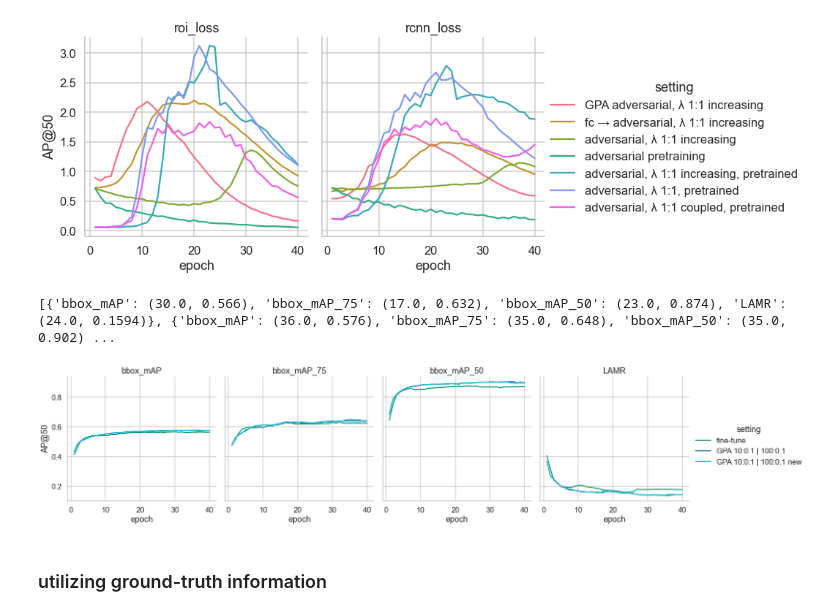
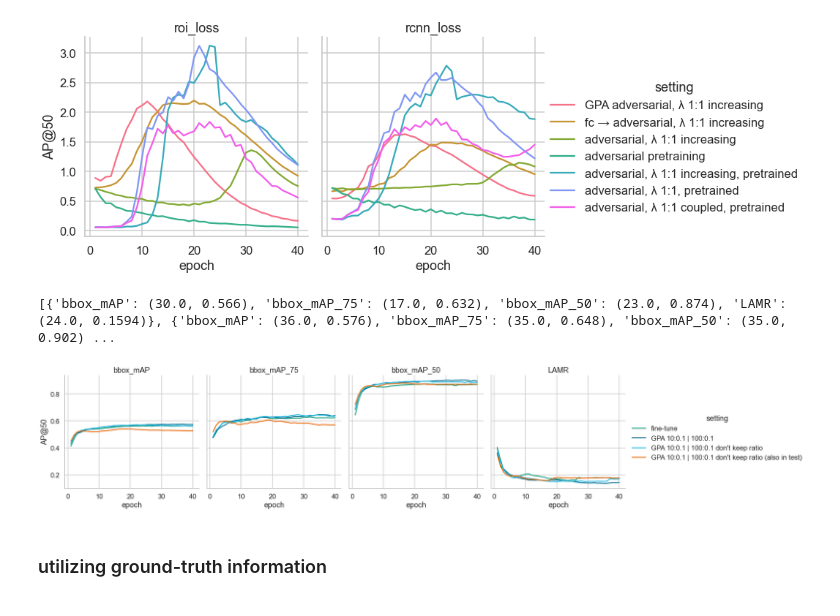
Before and after one commit to ThaddaeusWiedemer/FisheyeSPA, a Jupyter notebook: results/gpa.ipynb, the cells around one changed output. Drawn from its saved outputs; the diff is of its cells as text; code cells hidden in the pictures.

Commit message:
tested effect on resize ratio

```diff
--- a/results/gpa.ipynb
+++ b/results/gpa.ipynb
@@ -792,34 +792,36 @@ print(maxs)
 # %%
 from log_analysis import *
 
 sb.set_context('talk')
 sb.set_style('whitegrid')
 sb.set_palette(kit())
 logs = [
     ['GPA/tuning/coco_piropo_20a_TwoStageDetectorAdaptive_0_0_0_0_fclayer_gTrue_seed_norot.log', 'fine-tune'],
     [
         'GPA/tuning/coco_piropo_20a_TwoStageDetectorAdaptive_10_01_100_01_fclayer_gTrue_seed_norot.log',
         'GPA 10:0.1 | 100:0.1'
     ],
-    ['GPA/tuning/coco_piropo_20a_TwoStageDetectorDA_seed_GPAtest.log', 'GPA 10:0.1 | 100:0.1 new'],
+    # ['GPA/tuning/coco_piropo_20a_TwoStageDetectorDA_seed_GPAtest.log', 'GPA 10:0.1 | 100:0.1 new'],
+    ['GPA/tuning/coco_piropo_20a_TwoStageDetectorDA_seed_GPAratio.log', "GPA 10:0.1 | 100:0.1 don't keep ratio"],
+    ['GPA/tuning/coco_piropo_20a_TwoStageDetectorDA_seed_GPAratiotest.log', "GPA 10:0.1 | 100:0.1 don't keep ratio (also in test)"],
 ]
 
 df, maxs = df_from_log(['setting'], ['bbox_mAP', 'bbox_mAP_75', 'bbox_mAP_50', 'LAMR'], logs, get_max=True)
 
 g = sb.relplot(data=df[df['occurrence'] <= 40],
                x='occurrence',
                y='value',
                kind='line',
                hue='setting',
                col='metric',
                height=5,
                aspect=1.)
 g.set_axis_labels('epoch', 'AP@50')
 g.set_titles(col_template='{col_name}', row_template='')
 print(maxs)
 # g.savefig(f'images/tuning_gpa_adversarial.svg')
 # %% [output]
 [{'bbox_mAP': (30.0, 0.566), 'bbox_mAP_75': (17.0, 0.632), 'bbox_mAP_50': (23.0, 0.874), 'LAMR': (24.0, 0.1594)}, {'bbox_mAP': (36.0, 0.576), 'bbox_mAP_75': (35.0, 0.648), 'bbox_mAP_50': (35.0, 0.902) ...
-[figure, old version]
+[figure, new version]
 # %% [markdown]
 ### utilizing ground-truth information
```
Also changed, not shown: 1 other file.
